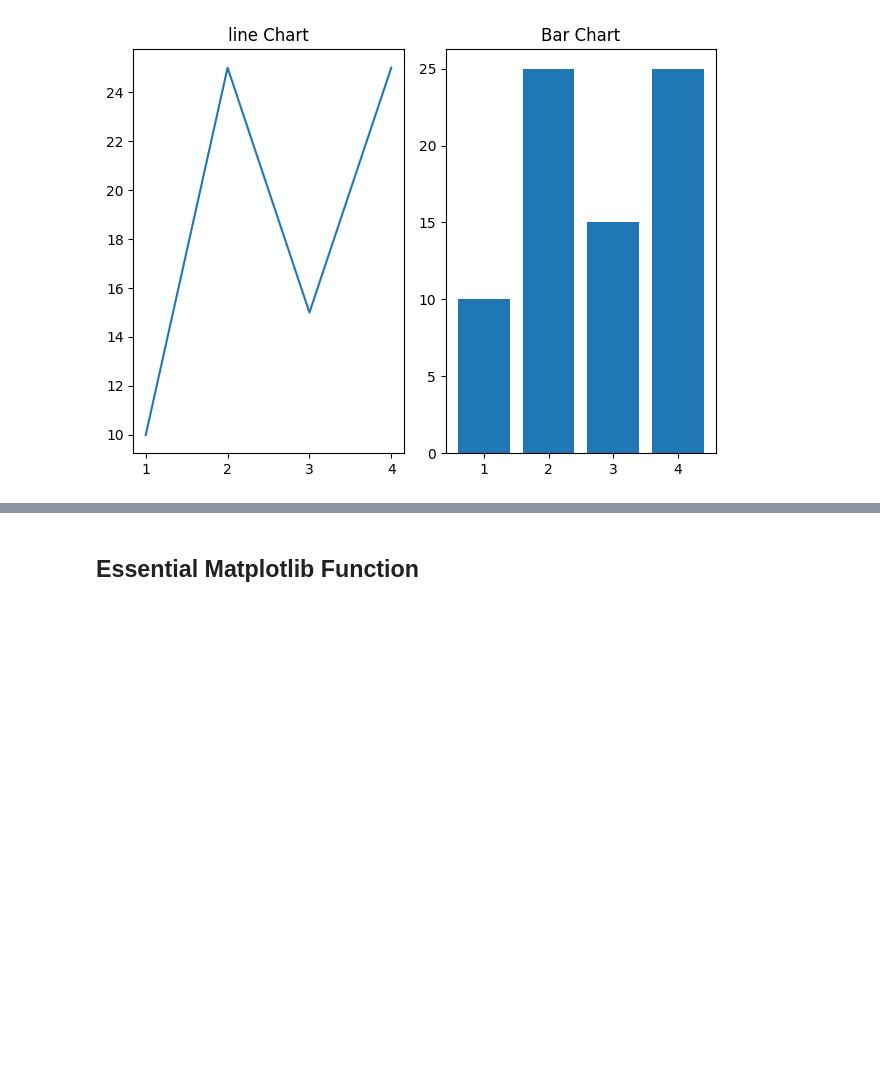
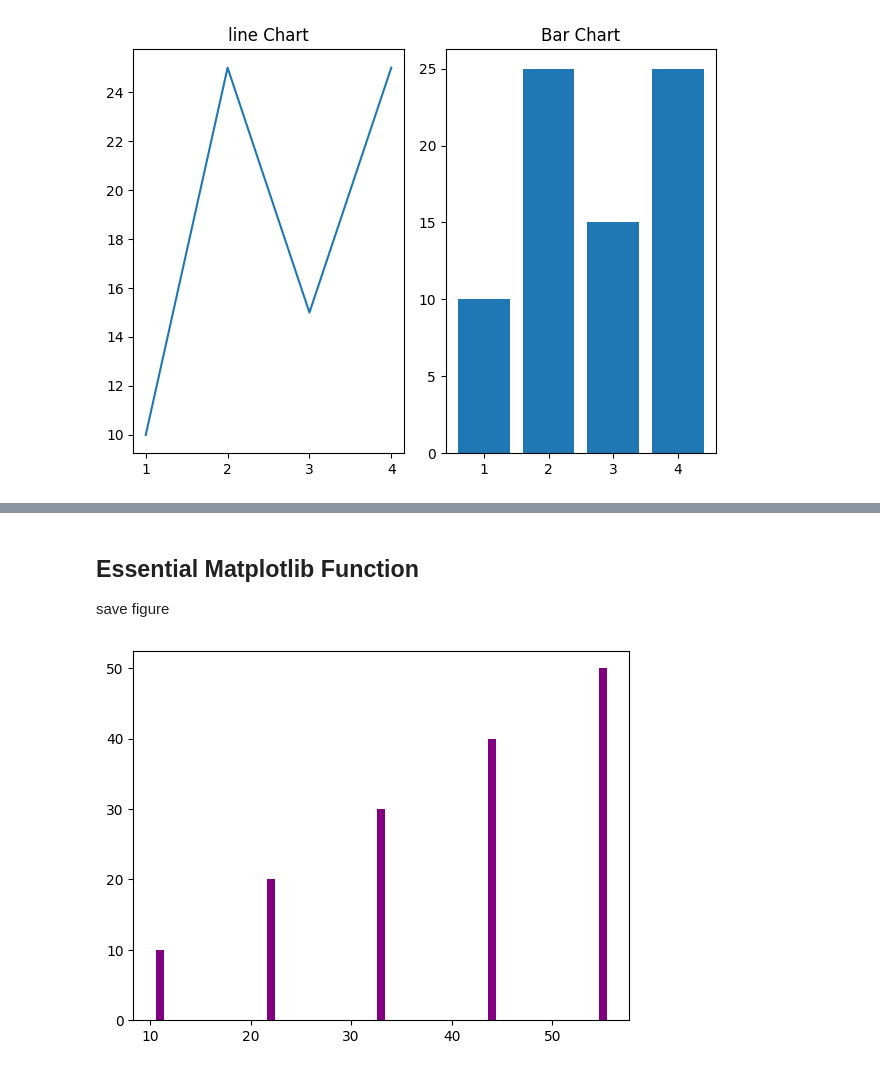
Before and after one commit to aryansapsod/python-, a Jupyter notebook: mlab.ipynb, the cells around one changed output, grey strips where cells are left out. Cells and saved outputs as stored; diff of their text form; code cells hidden in the pictures; blank space fills up the shorter version.

```diff
--- a/mlab.ipynb
+++ b/mlab.ipynb
@@ -138,4 +139,11 @@ plt.show()
 # %% [markdown]
 ## Essential Matplotlib Function
+save figure
 # %%
 import matplotlib.pyplot as plt
+y = [10,20,30,40,50]
+x = [11,22,33,44,55]
+plt.bar(x,y,color='purple')
+plt.show()
+# %% [output]
+[figure, added]
```
Also changed, not shown: parts of 2 cells of this notebook, 1 other file.
